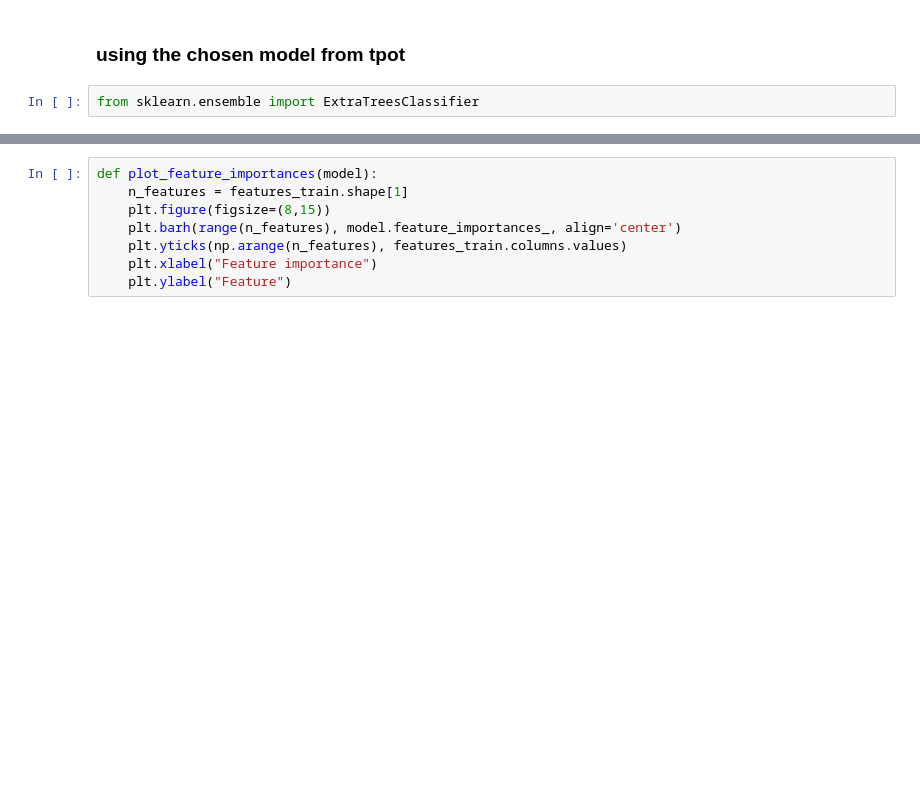
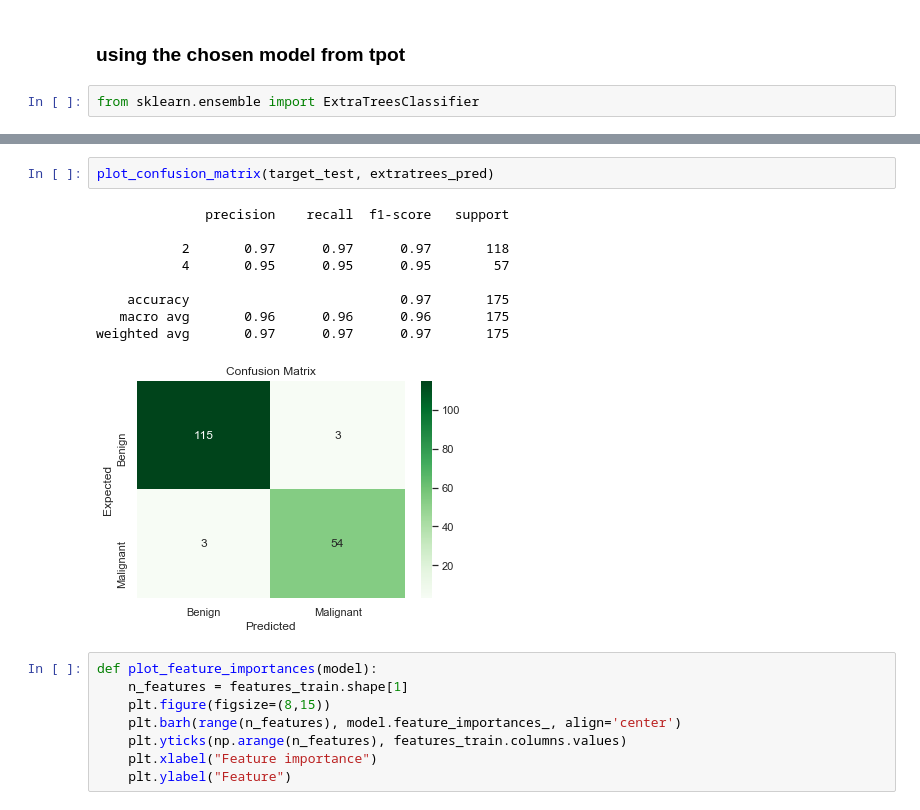
Before and after one commit to harrisonmiller13/ML-Breast-Cancer-Classification, a Jupyter notebook: FNA BC Classification.ipynb, the cells around one changed output, grey strips where cells are left out. Cells and saved outputs as stored; diff of their text form; blank space fills up the shorter version.

```diff
--- a/FNA BC Classification.ipynb
+++ b/FNA BC Classification.ipynb
@@ -361,3 +376,15 @@ weighted avg       0.97      0.97      0.97       175
+# %%
+plot_confusion_matrix(target_test, extratrees_pred)
+# %% [output]
+              precision    recall  f1-score   support
+
+           2       0.97      0.97      0.97       118
+           4       0.95      0.95      0.95        57
+
+    accuracy                           0.97       175
+   macro avg       0.96      0.96      0.96       175
+weighted avg       0.97      0.97      0.97       175
+[figure, added]
 # %%
 def plot_feature_importances(model):
     n_features = features_train.shape[1]
```
Also changed, not shown: parts of 12 cells of this notebook, 4 other files.
